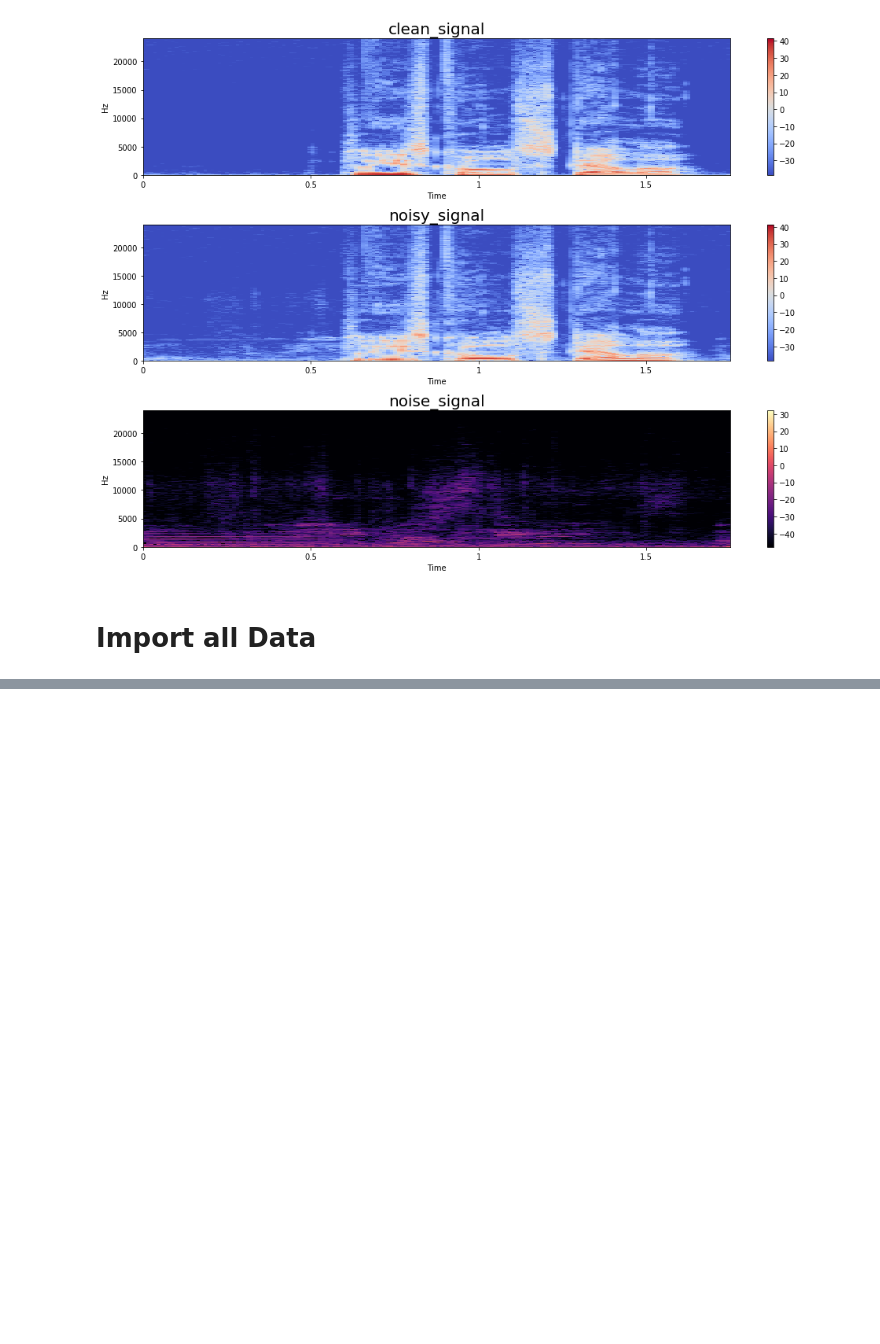
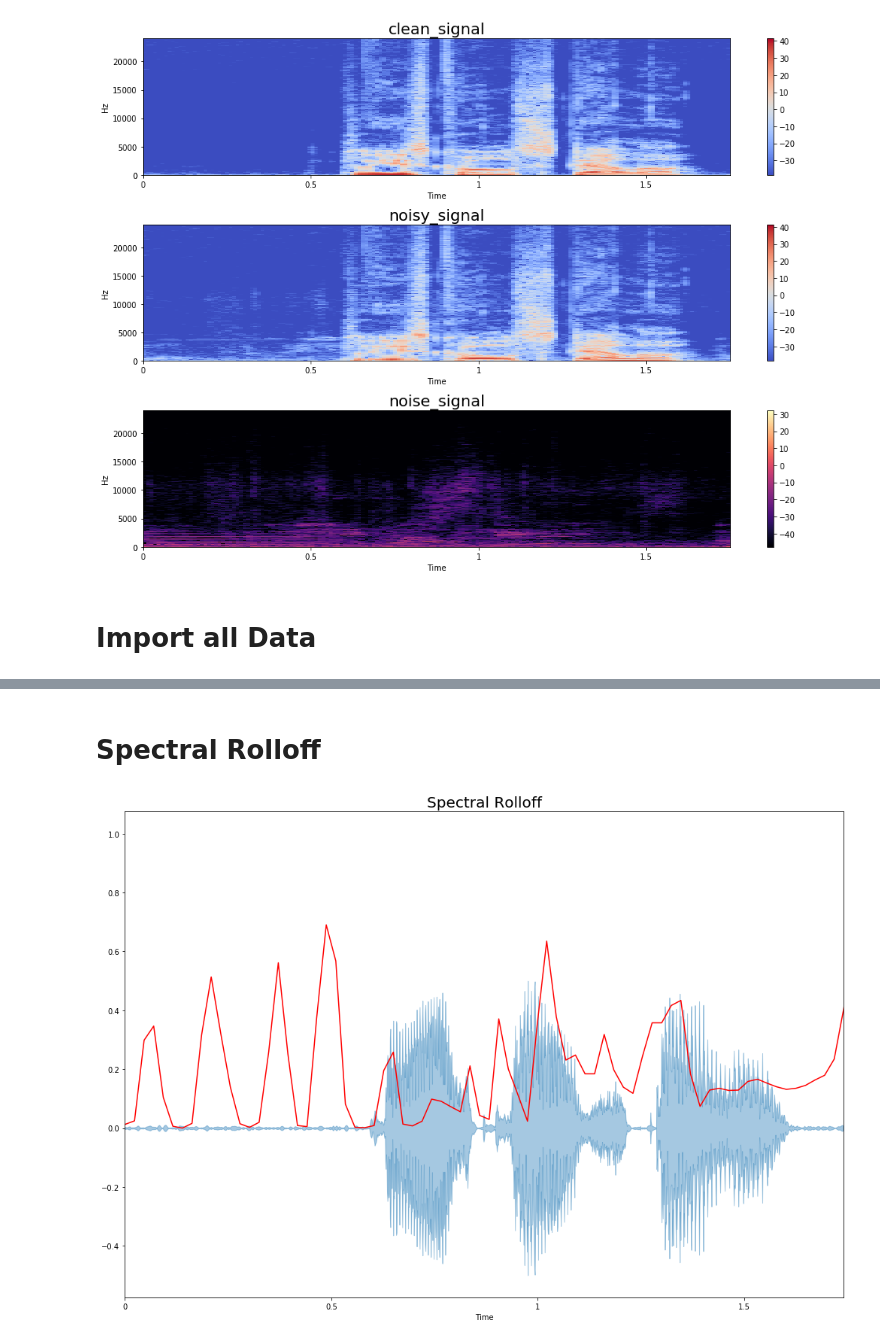
Before and after one commit to Appy011/are_you_dirty_enough, a Jupyter notebook: src/pre_processing.ipynb, the cells around one changed output, grey strips where cells are left out. Drawn from its saved outputs; the diff is of its cells as text; code cells hidden in the pictures; blank space fills up the shorter version.

```diff
--- a/src/pre_processing.ipynb
+++ b/src/pre_processing.ipynb
@@ -137,0 +210,16 @@ noisy_data = grab_data('noisy_testset_wav')
+# %% [markdown]
+# Spectral Rolloff
+# %%
+spectral_rolloff = librosa.feature.spectral_rolloff(x_clean+0.01, sr=sr_clean)[0]
+
+plt.figure(figsize=(14,10))
+
+librosa.display.waveplot(x_clean, sr=sr_clean, alpha=0.4)
+plt.plot(t, normalize(spectral_rolloff), color='r')
+plt.title('Spectral Rolloff', fontsize=20)
+
+plt.tight_layout();
+
+# plt.savefig('spectral_rolloff.png');
+# %% [output]
+[figure, added]
```
Also changed, not shown: parts of 12 cells of this notebook, 5 other files.
